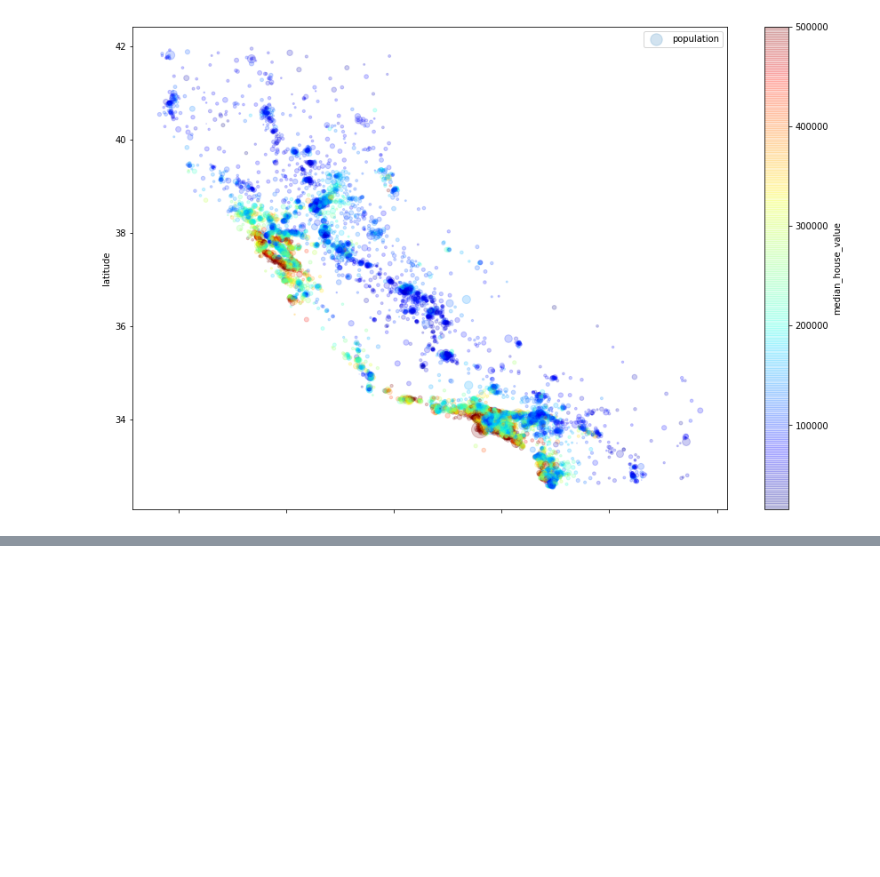
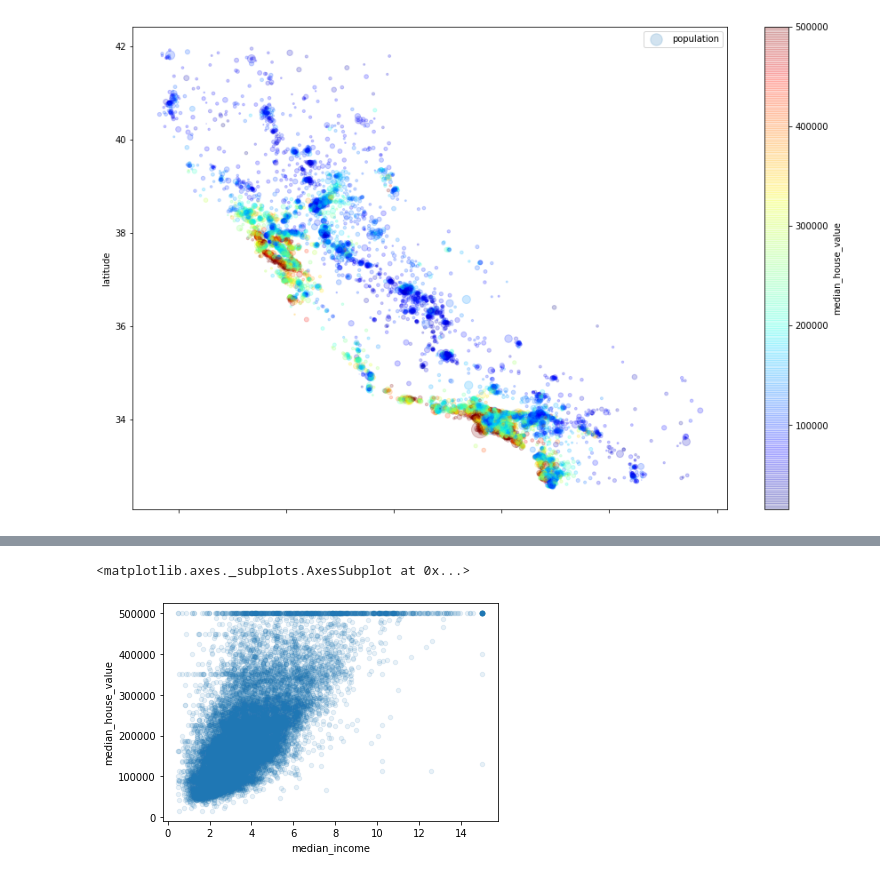
Before and after one commit to t-wyrwas/Housing, a Jupyter notebook: src/notebooks/EDA.ipynb, the cells around one changed output, grey strips where cells are left out. Drawn from its saved outputs; the diff is of its cells as text; code cells hidden in the pictures; blank space fills up the shorter version.

```diff
--- a/src/notebooks/EDA.ipynb
+++ b/src/notebooks/EDA.ipynb
@@ -163,0 +168,5 @@ train_df.plot(kind='scatter', x='longitude', y='latitude', alpha=0.2, figsize=(1
+# %%
+train_df['people_per_room'] = train_df.population / train_df.total_rooms
+train_df['people_per_household'] = train_df.population / train_df.households
+train_df['people_per_bedroom'] = train_df.population / train_df.total_bedrooms
+train_df['bedrooms_per_room'] = train_df.total_bedrooms / train_df.total_rooms
@@ -163,0 +216,5 @@ train_df.plot(kind='scatter', x='longitude', y='latitude', alpha=0.2, figsize=(1
+# %%
+train_df.plot(kind="scatter", x="median_income", y="median_house_value", alpha=0.1)
+# %% [output]
+<matplotlib.axes._subplots.AxesSubplot at 0x...>
+[figure, added]
```
Also changed, not shown: parts of 9 cells of this notebook, 11 other files.
